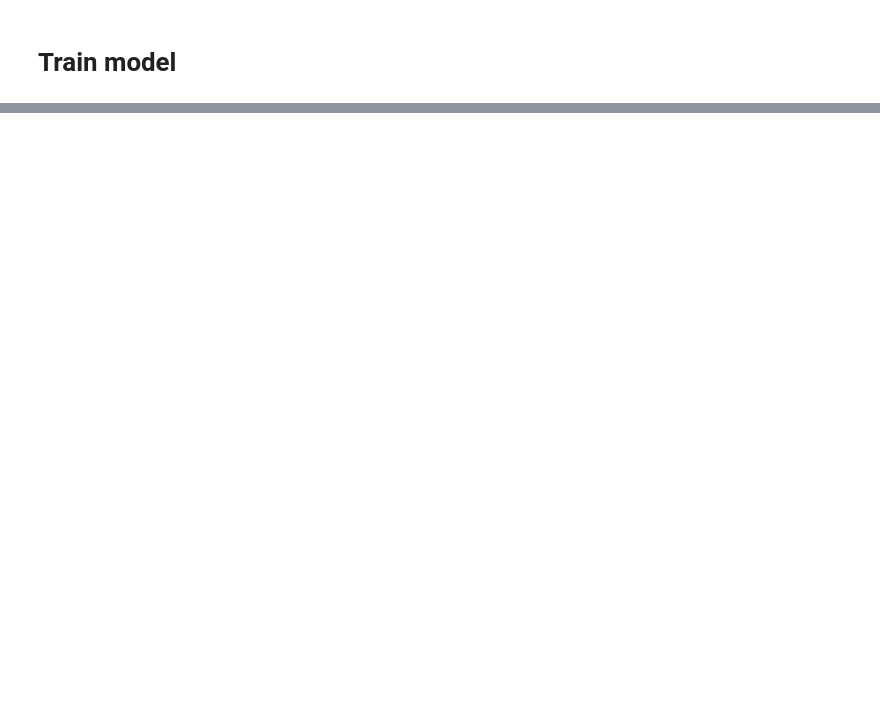
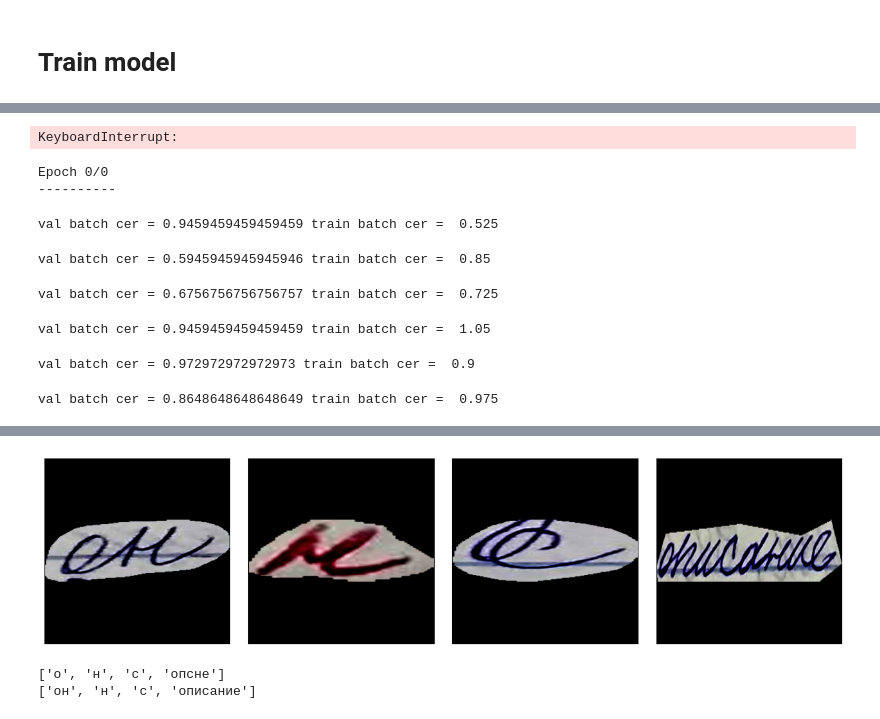
Before and after one commit to MSHQD/HMPR, a Jupyter notebook: model_ocr.ipynb, the cells around one changed output, grey strips where cells are left out. Cells and saved outputs as stored; diff of their text form; code cells hidden in the pictures; blank space fills up the shorter version.

```diff
--- a/model_ocr.ipynb
+++ b/model_ocr.ipynb
@@ -352,3 +429,7 @@ cer_metric = load_metric("cer")
+# %%
+import evaluate
+
+cer_metric = evaluate.load("cer")
 # %%
 def compute_cer(pred_ids, label_ids):
     pred_ids = pred_ids.cpu().numpy()
@@ -358,13 +439,15 @@ def compute_cer(pred_ids, label_ids):
     label_ids[label_ids == -100] = tokenizer.pad_token_id
     label_str = tokenizer.batch_decode(label_ids, skip_special_tokens=True)
 
-    cer = cer_metric.compute(predictions=pred_str, references=label_str)
-    return cer
+    res = cer_metric.compute(predictions=pred_str, references=label_str)
+    if isinstance(res, dict):
+        return res.get("cer", next(iter(res.values())))
+    else:
+        return res
 # %% [markdown]
 # **Train model**
 # %%
 def plot_images(images_for_show):
-  """Строит изображение на одном графике"""
   fig = plt.figure(figsize=(16, 16))
 
   columns = len(images_for_show)
@@ -465,7 +554,7 @@ def train_model(model, train_loader, test_loader, criterion, optimizer, schedule
             print('-' * 10)
 
         for phase in ['train', 'test']:
-            epoch_loss, epoch_cer = train_epoch(model, loader[phase], criterion, optimizer, phase == 'train', full_cer=True)
+            epoch_loss, epoch_cer = train_epoch(model, loader[phase], criterion, optimizer, phase == 'train', full_cer=False)
             if verbose:
                 print('{} Loss: {:.4f} Cer: {:.4f}'.format(phase, epoch_loss, epoch_cer))
             loss_history[phase].append(epoch_loss)
@@ -481,11 +570,11 @@ def train_model(model, train_loader, test_loader, criterion, optimizer, schedule
         if loss_history['test'][-1] < best_loss:
           best_loss = loss_history['test'][-1]
           print('updated best loss on {} epoch, now it {}'.format(epoch, best_loss))
-          # model.decoder.save_pretrained(f"/content/drive/MyDrive/НТИ ИИ /team/sergey_models/tr_ocr_best_{model_type}_decoder")
-          # model.encoder.save_pretrained(f"/content/drive/MyDrive/НТИ ИИ /team/sergey_models/tr_ocr_best_{model_type}_encoder")
           model.save_pretrained(f"/content/drive/MyDrive/ocr_models/tr_ocr_best_{model_type}")
 
     return loss_history, cer_history
 # %%
 epoch_loss, epoch_f1 = train_epoch(model, val_loader, None, None, False, True)
 epoch_loss, epoch_f1
+# %% [output]
+KeyboardInterrupt:
@@ -497,4 +583,13 @@ from torch.optim import lr_scheduler
 optimizer = optim.Adam(model.parameters(), lr=5e-5)
 lr_scheduler = None
 # %%
-loss_history, cer_history = train_model(model, train_loader, val_loader, lr_scheduler, optimizer, None, 10)
+loss_history, cer_history = train_model(model, train_loader, val_loader, lr_scheduler, optimizer, None, 1)
+# %% [output]
+Epoch 0/0
+----------
+val batch cer = 0.9459459459459459 train batch cer =  0.525
+val batch cer = 0.5945945945945946 train batch cer =  0.85
+val batch cer = 0.6756756756756757 train batch cer =  0.725
+val batch cer = 0.9459459459459459 train batch cer =  1.05
+val batch cer = 0.972972972972973 train batch cer =  0.9
+val batch cer = 0.8648648648648649 train batch cer =  0.975
@@ -501,3 +598,6 @@ loss_history, cer_history = train_model(model, train_loader, val_loader, lr_sche
+[figure, added]
+['о', 'н', 'с', 'опсне']
+['он', 'н', 'с', 'описание']
 # %%
 import torch
 torch.cuda.empty_cache()
```
Also changed, not shown: parts of 29 cells of this notebook.
